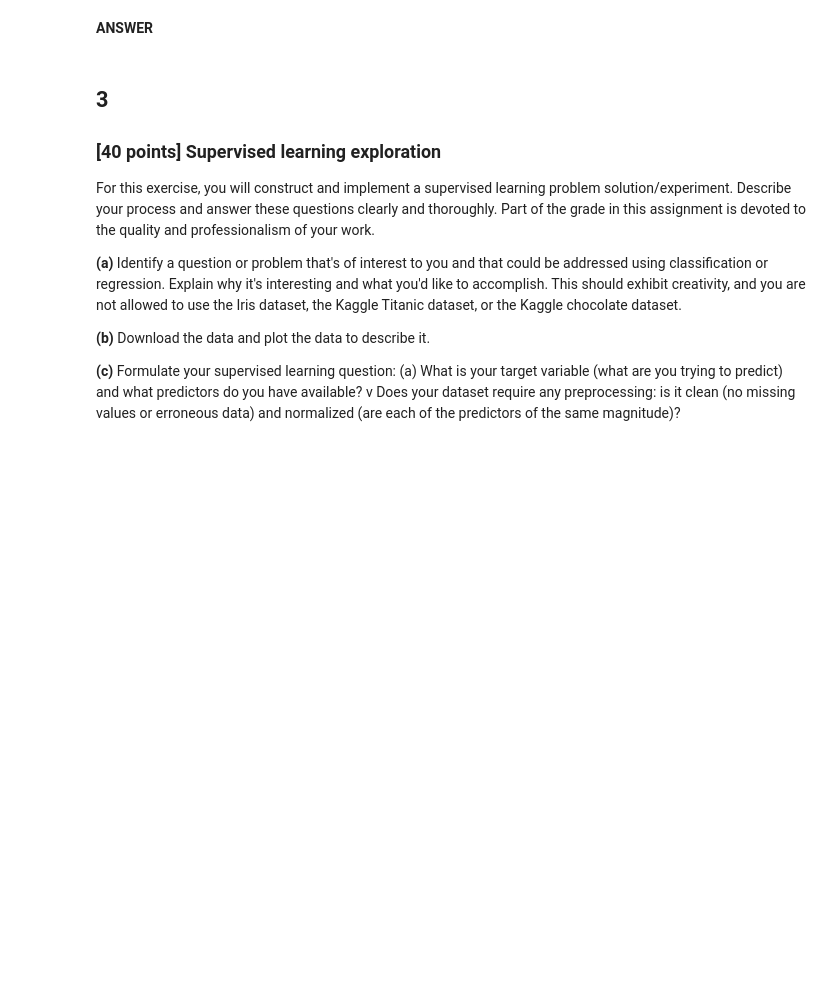
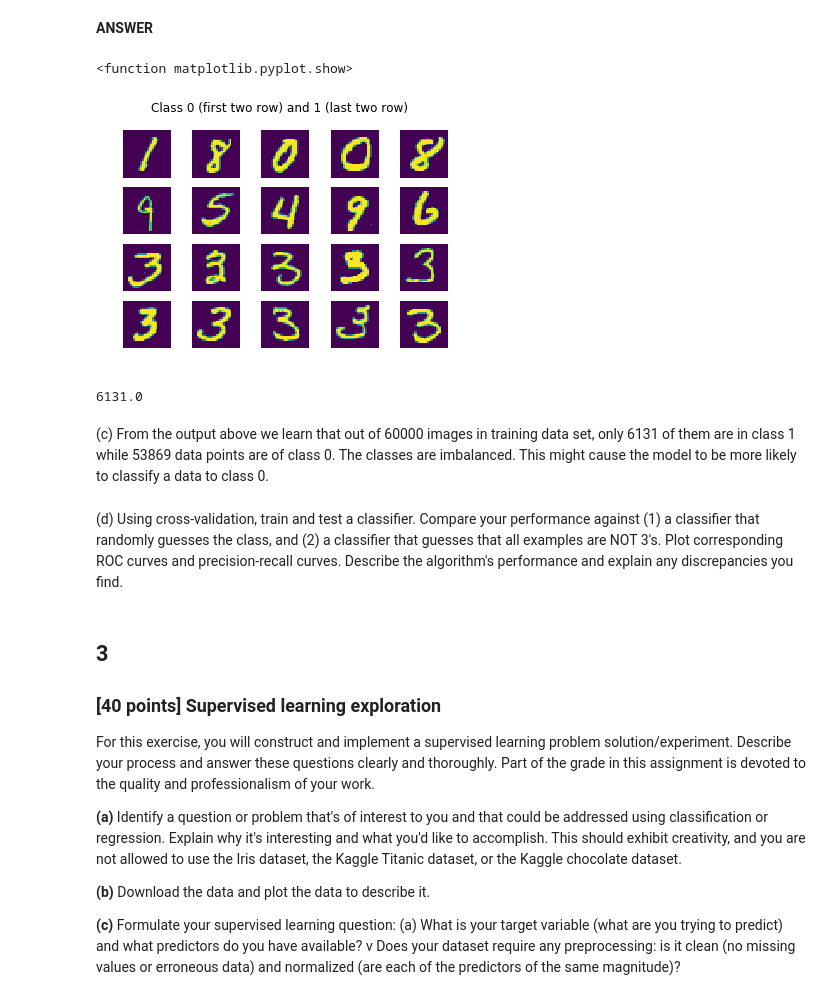
Before and after one commit to y-ke/machine-learning-course, a Jupyter notebook: Assignment 3.ipynb, the cells around one changed output. Cells and saved outputs as stored; diff of their text form; code cells hidden in the pictures; blank space fills up the shorter version.

```diff
--- a/Assignment 3.ipynb
+++ b/Assignment 3.ipynb
@@ -245,0 +344,45 @@ Your goal is to determine whether or not an example is a 3, therefore your binar
+# %%
+#(b)
+import numpy as np
+import matplotlib.pyplot as plt
+
+
+position_0 = np.where(label== 0)[0]
+position_1 = np.where(label== 1)[0]
+# print(position_0)
+# print(position_1)
+
+s0 = np.arange(len(position_0))
+np.random.shuffle(s0)
+
+s1 = np.arange(len(position_1))
+np.random.shuffle(s1)
+shuffled_p_0 = position_0[s0]
+shuffled_p_1 = position_1[s1]
+# print(shuffled_p_0)
+
+for i in range(10):
+    plt.subplot(4,5,i+1)
+    plt.axis("off")
+    plt.imshow(np.array(data[shuffled_p_0[i]]).reshape((28,28)))
+
+    plt.subplot(4,5,i + 11)
+    plt.axis("off")
+    plt.imshow(np.array(data[shuffled_p_1[i]]).reshape((28,28)))
+
+plt.suptitle("Class 0 (first two row) and 1 (last two row)")
+plt.show
+# %% [output]
+<function matplotlib.pyplot.show>
+[figure, added]
+# %%
+# (c)
+print(np.sum(label))
+# %% [output]
+6131.0
+# %% [markdown]
+(c)
+From the output above we learn that out of 60000 images in training data set, only 6131 of them are in class 1 while 53869 data points are of class 0. The classes are imbalanced. This might cause the model to be more likely to classify a data to class 0.
+# %% [markdown]
+(d)
+Using cross-validation, train and test a classifier. Compare your performance against (1) a classifier that randomly guesses the class, and (2) a classifier that guesses that all examples are NOT 3's. Plot corresponding ROC curves and precision-recall curves. Describe the algorithm's performance and explain any discrepancies you find.
```
Also changed, not shown: parts of 9 cells of this notebook.
